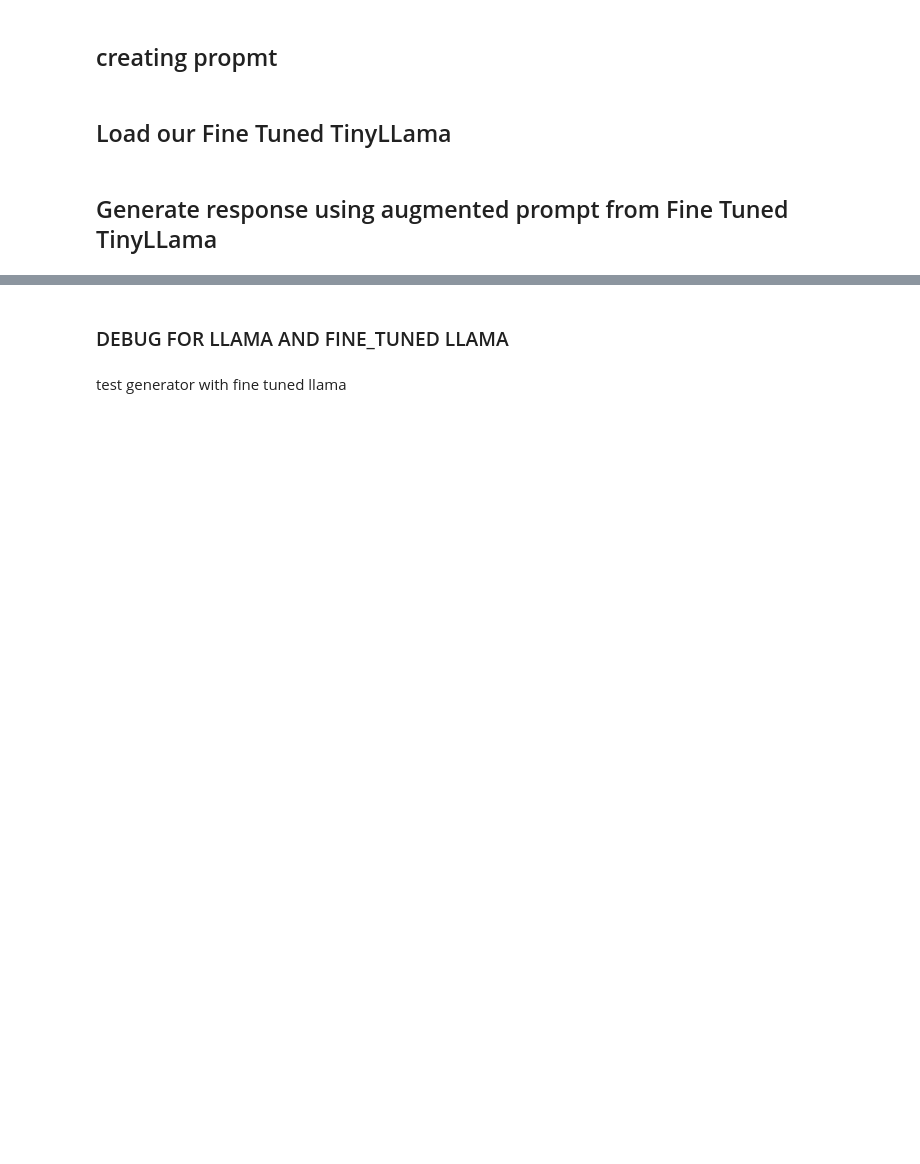
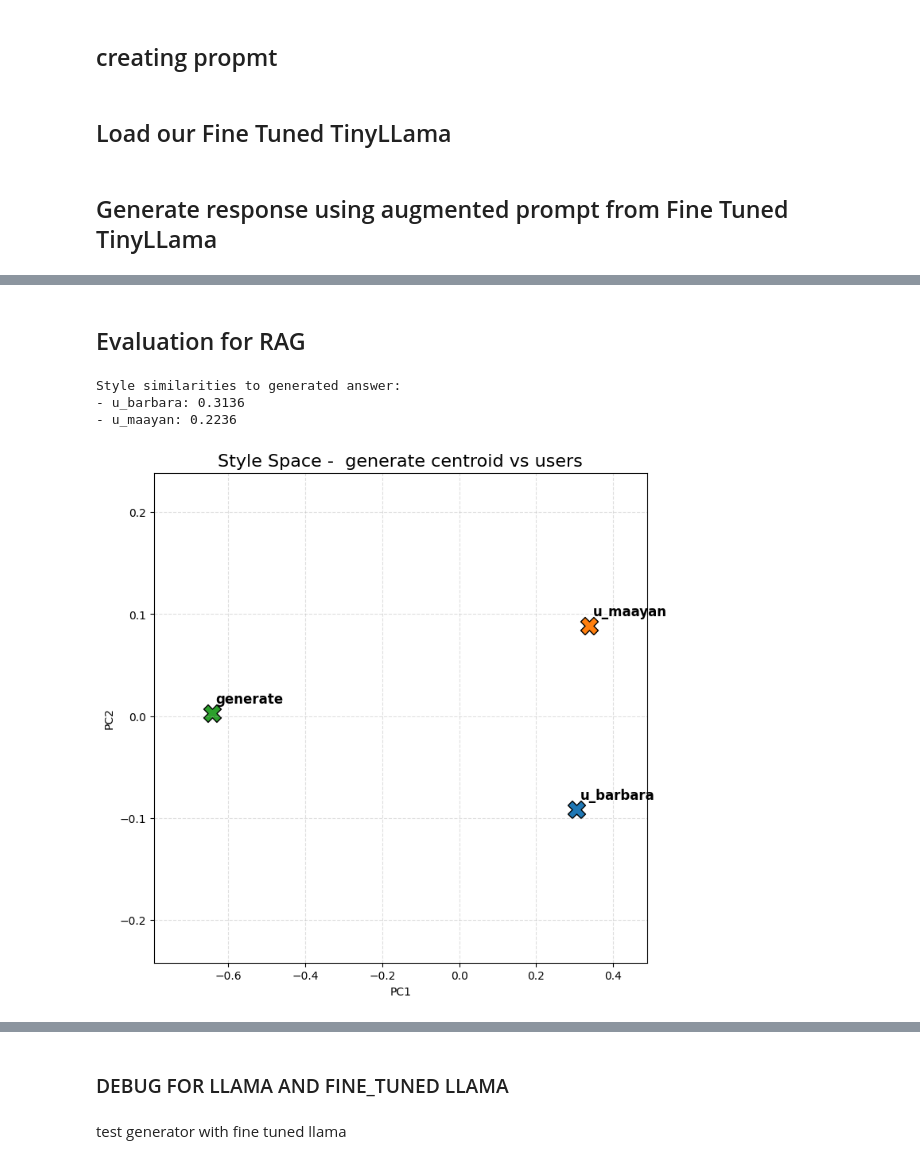
Before and after one commit to brarbrb/Whatsapp_webApp_-Django-, a Jupyter notebook: RAG/RAG_architecture.ipynb, the cells around one changed output, grey strips where cells are left out. Cells and saved outputs as stored; diff of their text form; code cells hidden in the pictures; blank space fills up the shorter version.

Commit message:
add evaluations to rag (sentiment, visual)

```diff
--- a/RAG/RAG_architecture.ipynb
+++ b/RAG/RAG_architecture.ipynb
@@ -402,11 +405,15 @@ def generate_augmented_answer(query, user_style, context, model_to_gen, tokenize
   return answer, source_knowledge, query_results
 # %%
 # build context and user style strings
-context = build_context(kb_df, conv_id='chat:u_barbara_u_maayan', k=10)
-user_style = build_user_style(kb_df, user_id='u_barbara', k=10)
-
+context = build_context(kb_df_all, conv_id='chat:u_barbara_u_maayan', k=10)
+barbara_messages,user_style = build_user_style(kb_df_all, user_id='u_barbara', k=10)
 
 query = "i need help with my students, did you taught them already the embeddings ppt?"
+# %%
+barbara_messages = build_user_style(kb_df_all, user_id='u_barbara', k=100)[0]
+maayan_messages = build_user_style(kb_df_all, user_id='u_maayan', k=100)[0]
+# %%
+users_style ={'u_barbara': barbara_messages, 'u_maayan': maayan_messages}
 # %%
 # Call the full RAG + FT generation pipeline
 answer, retrieved_docs = generate_augmented_answer(
@@ -441,0 +453,2 @@ response.text
+# %% [markdown]
+## Evaluation for RAG
@@ -441,0 +502,9 @@ response.text
+# %%
+embeddings, centroids, similarities = evaluate_style_similarity(users_style, response.text, model_emb)
+print("Style similarities to generated answer:")
+for user, sim in similarities.items():
+    print(f"- {user}: {sim:.4f}")
+# %% [output]
+Style similarities to generated answer:
+- u_barbara: 0.3136
+- u_maayan: 0.2236
@@ -441,0 +560,4 @@ response.text
+# %%
+plot_centroids_only(centroids, title="Style Space -  generate centroid vs users")
+# %% [output]
+[figure, added]
```
Also changed, not shown: parts of 19 cells of this notebook.
